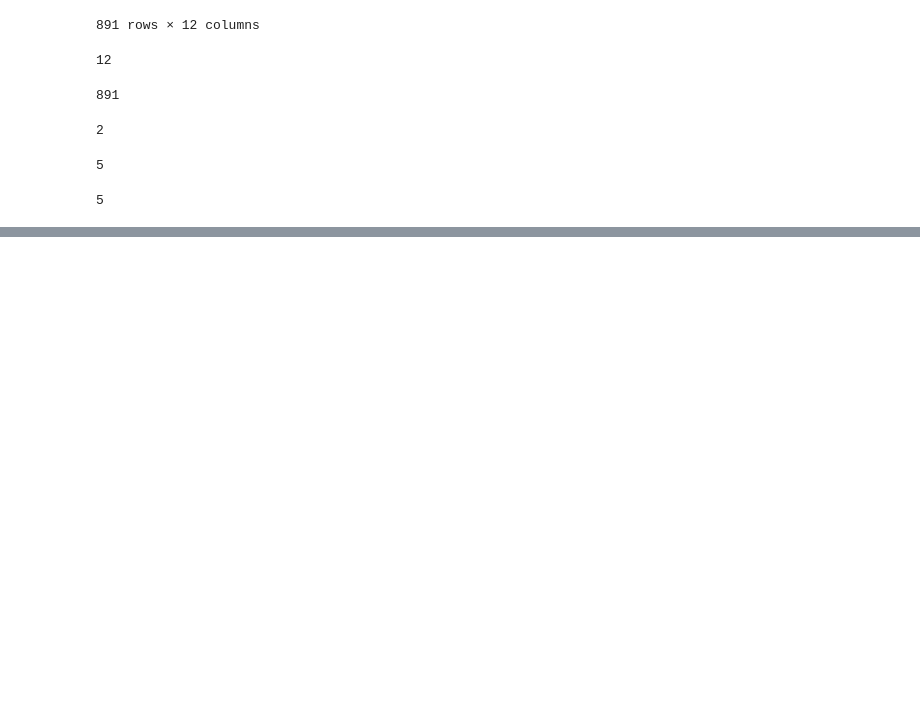
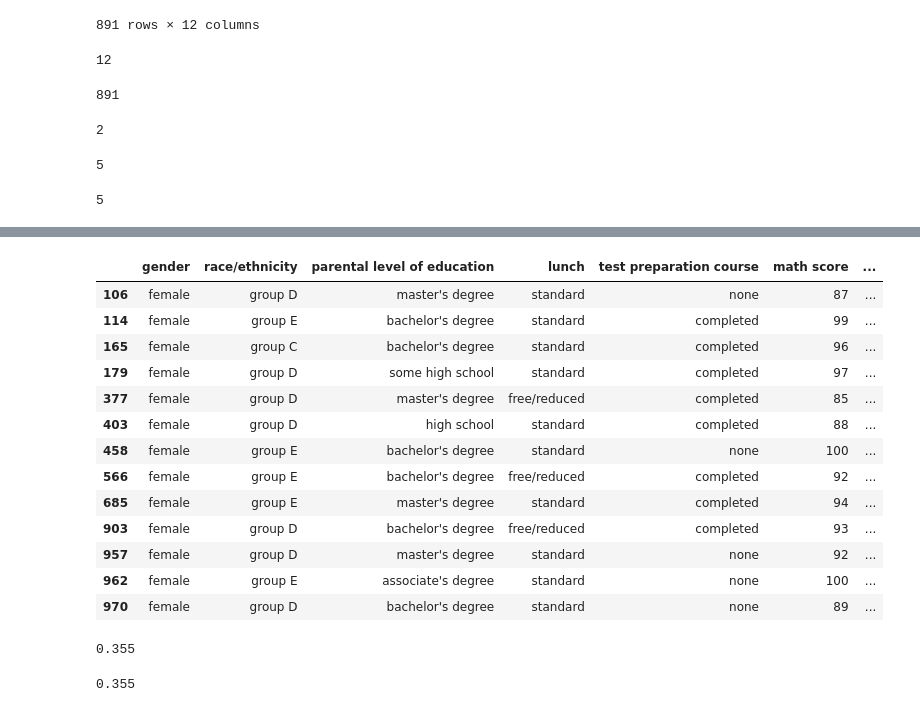
Before and after one commit to Dmitrysw/studies, a Jupyter notebook: karpov_intro_ml/intro.ipynb, the cells around one changed output, grey strips where cells are left out. Saved outputs shown, nothing was run; the diff lists cells and outputs as text; code cells hidden in the pictures; blank space fills up the shorter version.

```diff
--- a/karpov_intro_ml/intro.ipynb
+++ b/karpov_intro_ml/intro.ipynb
@@ -416,0 +528,17 @@ titanic.dtypes[titanic.dtypes=='int64'].count()
+# %%
+students_performance[(students_performance['writing score'] > 99) & (students_performance.gender == 'female')]
+# %% [output]
+|  | gender | race/ethnicity | parental level of education | lunch | test preparation course | math score | ... |
+| 106 | female | group D | master's degree | standard | none | 87 | ... |
+| 114 | female | group E | bachelor's degree | standard | completed | 99 | ... |
+| 165 | female | group C | bachelor's degree | standard | completed | 96 | ... |
+| 179 | female | group D | some high school | standard | completed | 97 | ... |
+| 377 | female | group D | master's degree | free/reduced | completed | 85 | ... |
+| 403 | female | group D | high school | standard | completed | 88 | ... |
+| 458 | female | group E | bachelor's degree | standard | none | 100 | ... |
+| 566 | female | group E | bachelor's degree | free/reduced | completed | 92 | ... |
+| 685 | female | group E | master's degree | standard | completed | 94 | ... |
+| 903 | female | group D | bachelor's degree | free/reduced | completed | 93 | ... |
+| 957 | female | group D | master's degree | standard | none | 92 | ... |
+| 962 | female | group E | associate's degree | standard | none | 100 | ... |
+| 970 | female | group D | bachelor's degree | standard | none | 89 | ... |
@@ -416,0 +550,9 @@ titanic.dtypes[titanic.dtypes=='int64'].count()
+# %%
+((students_performance[(students_performance['lunch']) == "free/reduced"]).shape[0])/len(students_performance)
+# %% [output]
+0.355
+# %%
+#или
+students_performance.lunch.value_counts(normalize=True).loc['free/reduced']
+# %% [output]
+0.355
```
Also changed, not shown: parts of 10 cells of this notebook.
